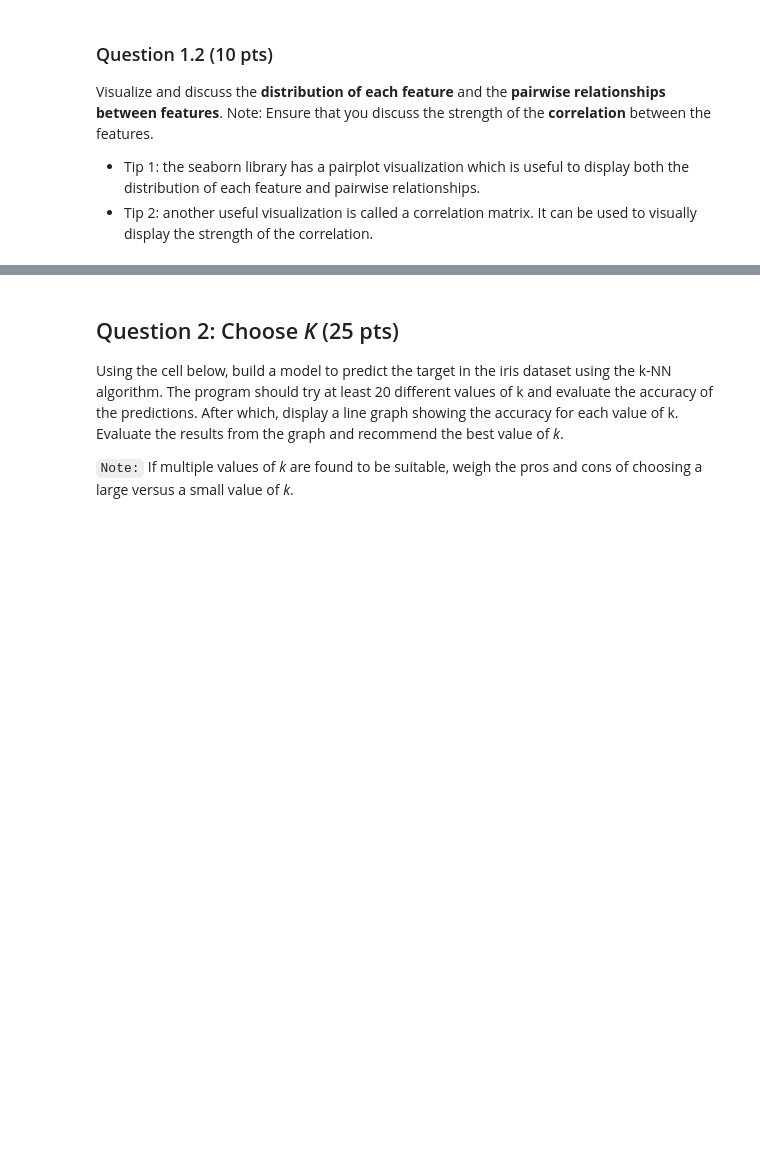
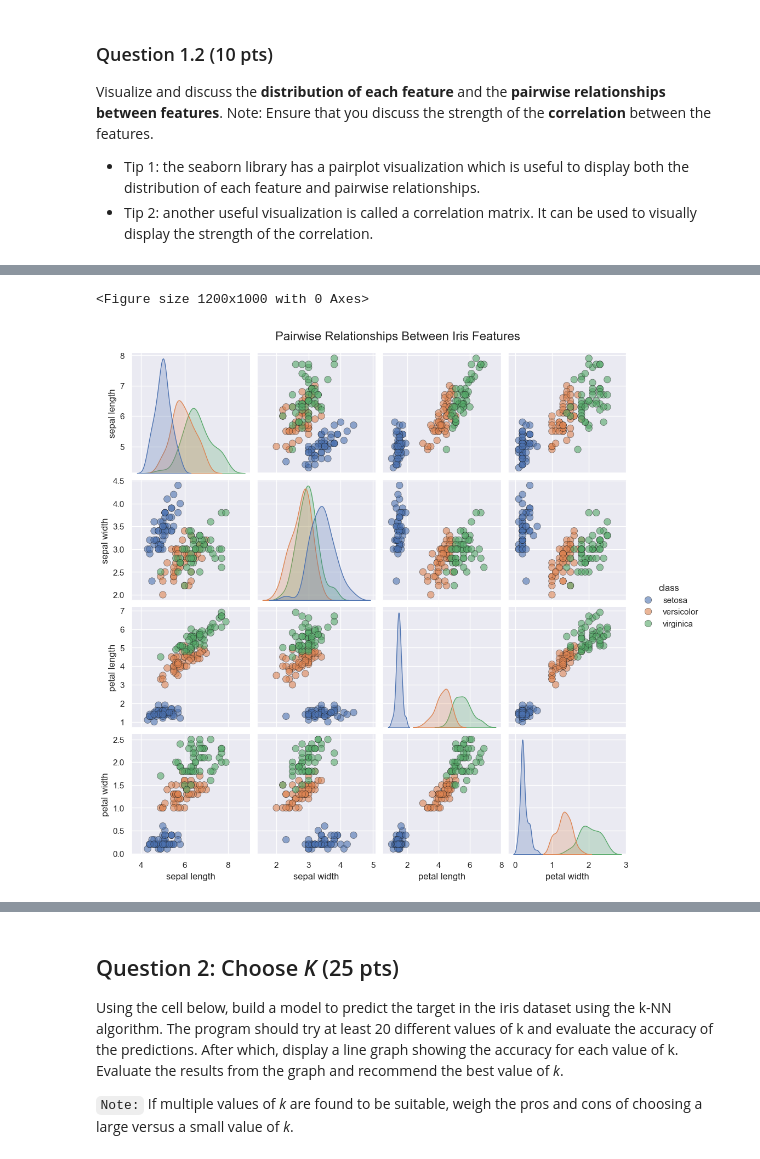
Before and after one commit to DavidYu75/ds3000-assignments, a Jupyter notebook: DS3000.A09.David.Yu.ipynb, the cells around one changed output, grey strips where cells are left out. Drawn from its saved outputs; the diff is of its cells as text; code cells hidden in the pictures; blank space fills up the shorter version.

```diff
--- a/DS3000.A09.David.Yu.ipynb
+++ b/DS3000.A09.David.Yu.ipynb
@@ -87,0 +107,12 @@ Visualize and discuss the **distribution of each feature** and the **pairwise re
+# %%
+# Pairwise distribution between features
+plt.figure(figsize=(12, 10))
+pair_plot = sns.pairplot(df, hue='class', diag_kind='kde',
+                         plot_kws={'alpha': 0.6, 's': 80, 'edgecolor': 'k', 'linewidth': 0.5},
+                         height=2.5)
+pair_plot.fig.suptitle('Pairwise Relationships Between Iris Features', y=1.02, fontsize=16)
+plt.savefig('pairwise_relationships.png')
+plt.show()
+# %% [output]
+<Figure size 1200x1000 with 0 Axes>
+[figure, added]
```
Also changed, not shown: parts of 4 cells of this notebook.
